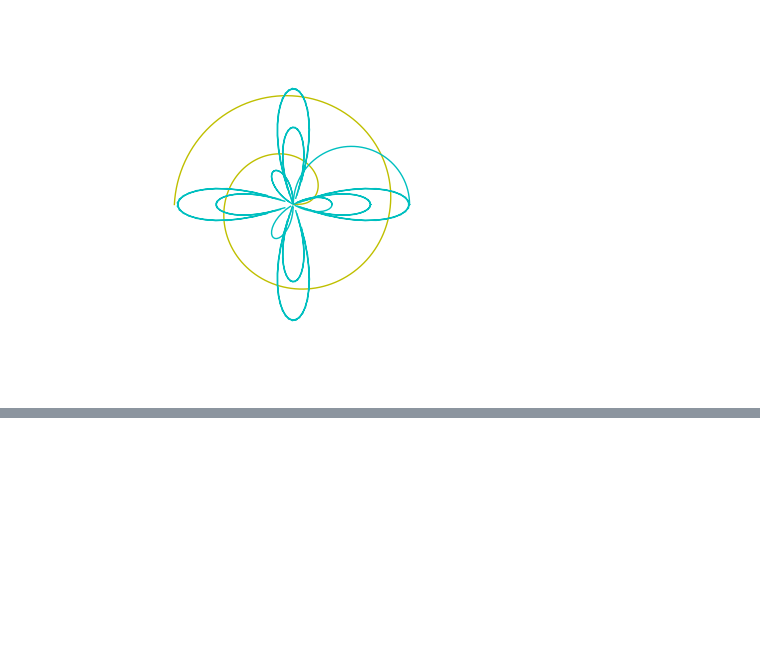
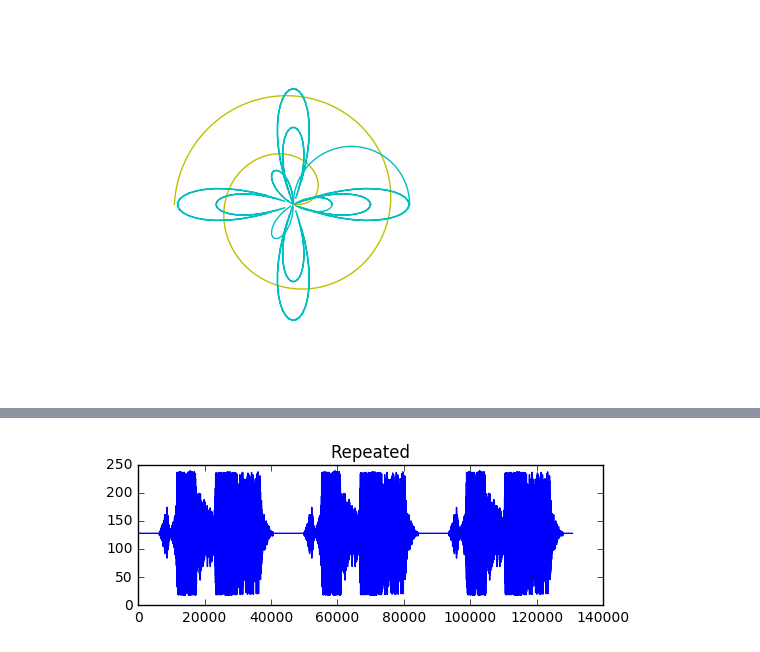
Before and after one commit to PiBingbin/Aggregatus, a Jupyter notebook: Miscellaneous/Numpy/chap 05.ipynb, the cells around one changed output, grey strips where cells are left out. Saved outputs shown, nothing was run; the diff lists cells and outputs as text; code cells hidden in the pictures; blank space fills up the shorter version.

Commit message:
Repeating audio fragments

```diff
--- a/Miscellaneous/Numpy/chap 05.ipynb
+++ b/Miscellaneous/Numpy/chap 05.ipynb
@@ -128,0 +164,12 @@ plt.show()
+# %%
+# Repeat the audio fragment
+repeated = np.tile(data, 3)
+
+# Plot the audio data
+plt.subplot(212)
+plt.title('Repeated')
+plt.plot(repeated)
+scipy.io.wavfile.write('repeated_yababay.wav', sample_rate, repeated)
+plt.show()
+# %% [output]
+[figure, added]
```
Also changed, not shown: parts of 5 cells of this notebook, 2 other files.
